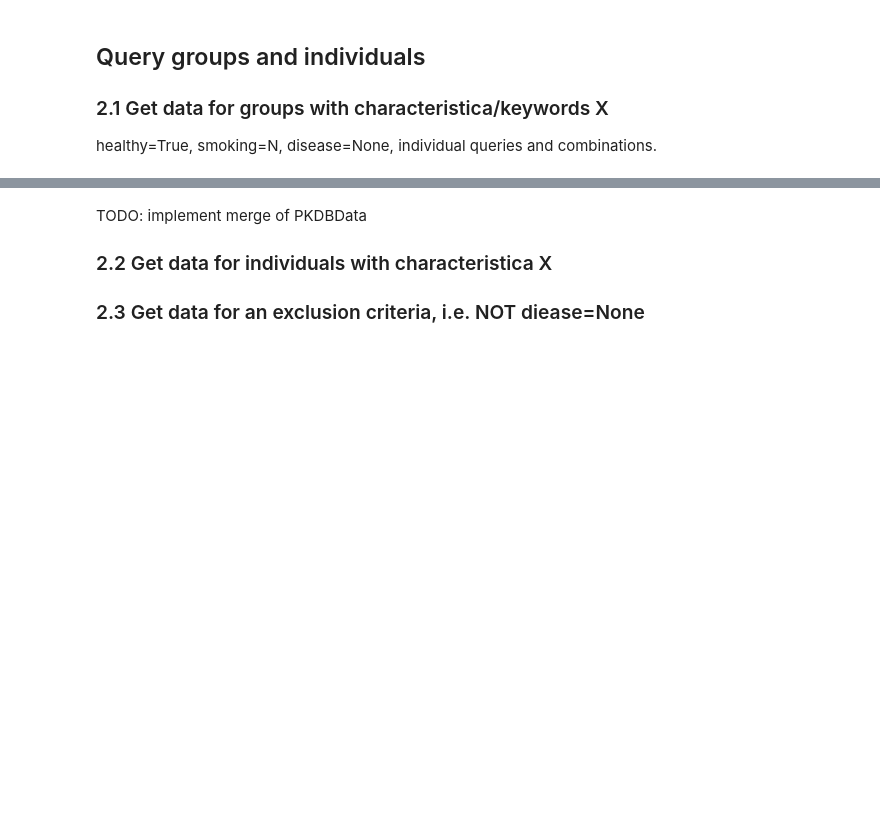
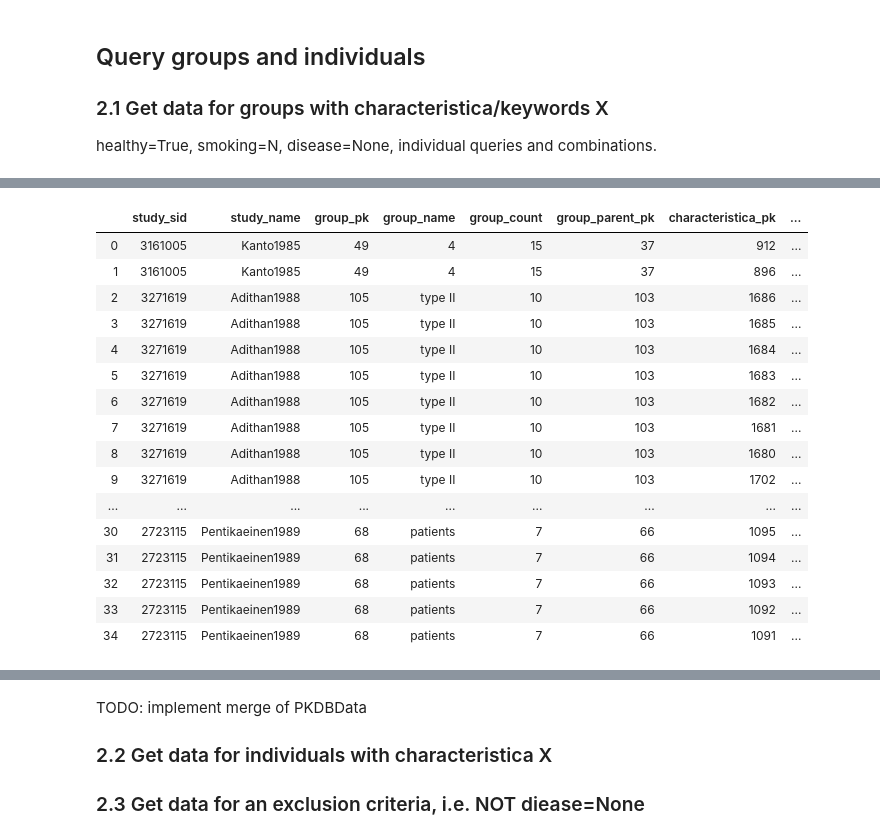
Before and after one commit to matthiaskoenig/pkdb_analysis, a Jupyter notebook: notebooks/data_examples.ipynb, the cells around one changed output, grey strips where cells are left out. Drawn from its saved outputs; the diff is of its cells as text; code cells hidden in the pictures; blank space fills up the shorter version.

```diff
--- a/notebooks/data_examples.ipynb
+++ b/notebooks/data_examples.ipynb
@@ -199,0 +243,4 @@ WARNING:root:Calculating choices
+# %%
+d._concise()
+d.groups
+# %% [output]
@@ -200,2 +248,19 @@ WARNING:root:Calculating choices
+|  | study_sid | study_name | group_pk | group_name | group_count | group_parent_pk | characteristica_pk | ... |
+| 0 | 3161005 | Kanto1985 | 49 | 4 | 15 | 37 | 912 | ... |
+| 1 | 3161005 | Kanto1985 | 49 | 4 | 15 | 37 | 896 | ... |
+| 2 | 3271619 | Adithan1988 | 105 | type II | 10 | 103 | 1686 | ... |
+| 3 | 3271619 | Adithan1988 | 105 | type II | 10 | 103 | 1685 | ... |
+| 4 | 3271619 | Adithan1988 | 105 | type II | 10 | 103 | 1684 | ... |
+| 5 | 3271619 | Adithan1988 | 105 | type II | 10 | 103 | 1683 | ... |
+| 6 | 3271619 | Adithan1988 | 105 | type II | 10 | 103 | 1682 | ... |
+| 7 | 3271619 | Adithan1988 | 105 | type II | 10 | 103 | 1681 | ... |
+| 8 | 3271619 | Adithan1988 | 105 | type II | 10 | 103 | 1680 | ... |
+| 9 | 3271619 | Adithan1988 | 105 | type II | 10 | 103 | 1702 | ... |
+| ... | ... | ... | ... | ... | ... | ... | ... | ... |
+| 30 | 2723115 | Pentikaeinen1989 | 68 | patients | 7 | 66 | 1095 | ... |
+| 31 | 2723115 | Pentikaeinen1989 | 68 | patients | 7 | 66 | 1094 | ... |
+| 32 | 2723115 | Pentikaeinen1989 | 68 | patients | 7 | 66 | 1093 | ... |
+| 33 | 2723115 | Pentikaeinen1989 | 68 | patients | 7 | 66 | 1092 | ... |
+| 34 | 2723115 | Pentikaeinen1989 | 68 | patients | 7 | 66 | 1091 | ... |
 # %%
 pkfilter_disease = PKFilter()
```
Also changed, not shown: parts of 10 cells of this notebook, 1 other file.
